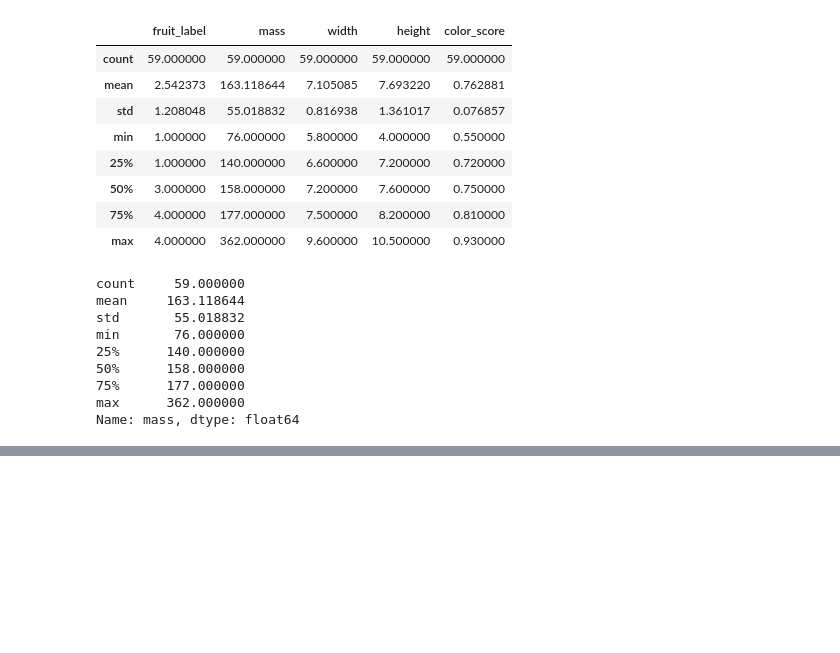
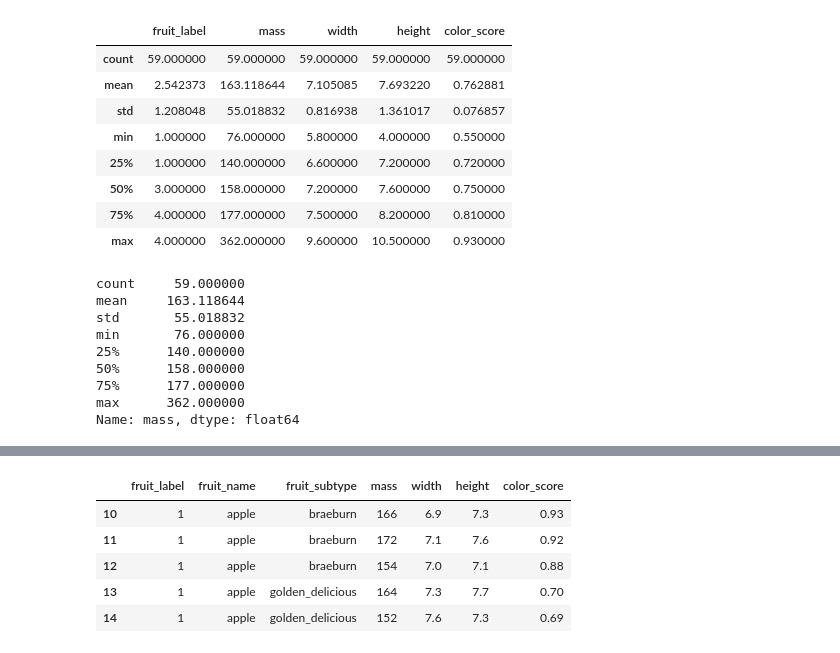
Before and after one commit to engcriscunha/Curso-Machine-Learning-DELL, a Jupyter notebook: fruits.ipynb, the cells around one changed output, grey strips where cells are left out. Drawn from its saved outputs; the diff is of its cells as text; code cells hidden in the pictures; blank space fills up the shorter version.

Commit message:
feat: apresentar conjuntos de linhas

```diff
--- a/fruits.ipynb
+++ b/fruits.ipynb
@@ -85,0 +130,9 @@ Name: mass, dtype: float64
+# %%
+frutas[10:15] #aparece as linhas de 10 a 14 do dataset
+# %% [output]
+|  | fruit_label | fruit_name | fruit_subtype | mass | width | height | color_score |
+| 10 | 1 | apple | braeburn | 166 | 6.9 | 7.3 | 0.93 |
+| 11 | 1 | apple | braeburn | 172 | 7.1 | 7.6 | 0.92 |
+| 12 | 1 | apple | braeburn | 154 | 7.0 | 7.1 | 0.88 |
+| 13 | 1 | apple | golden_delicious | 164 | 7.3 | 7.7 | 0.70 |
+| 14 | 1 | apple | golden_delicious | 152 | 7.6 | 7.3 | 0.69 |
```
Also changed, not shown: parts of 6 cells of this notebook.
